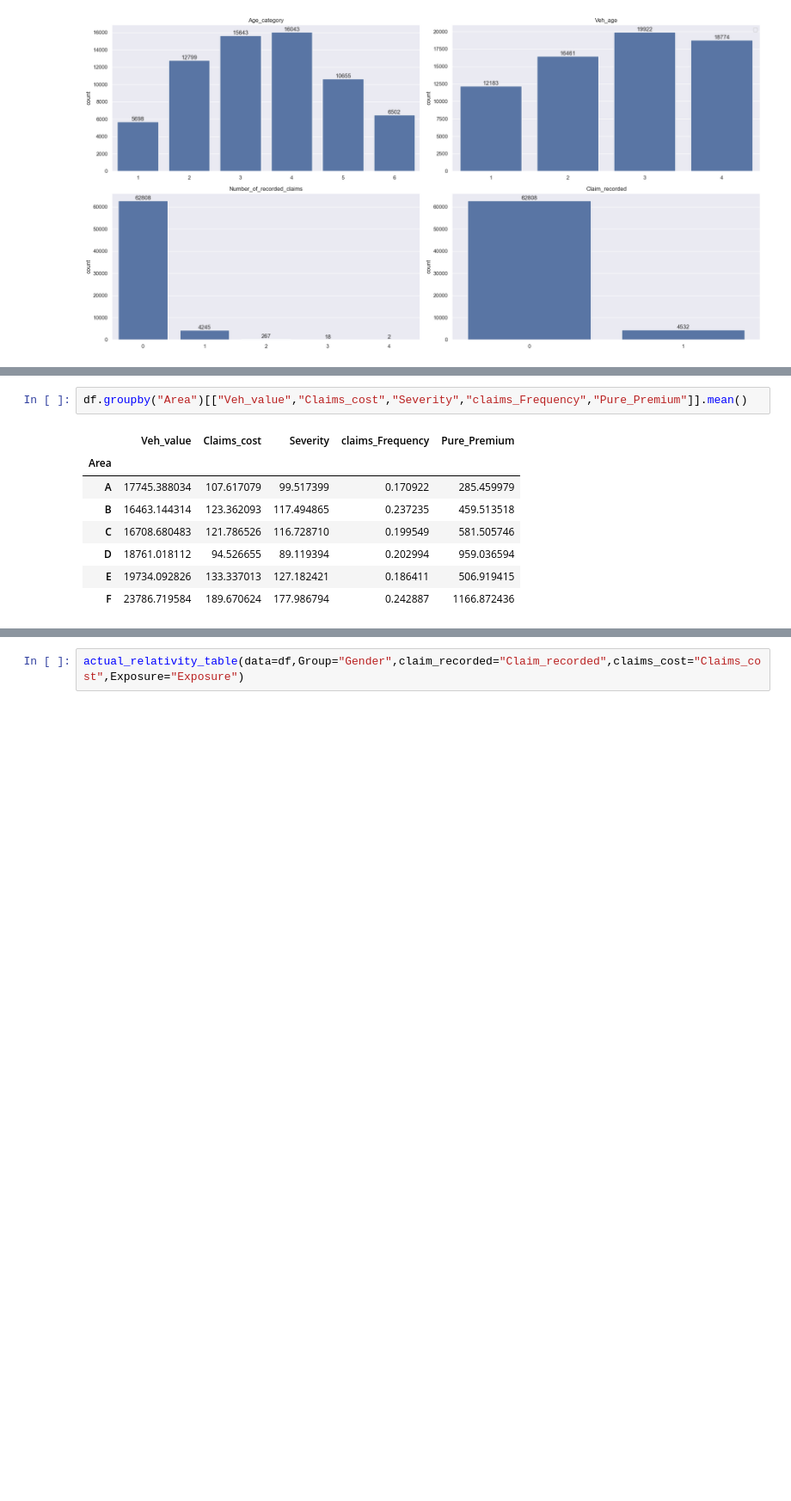
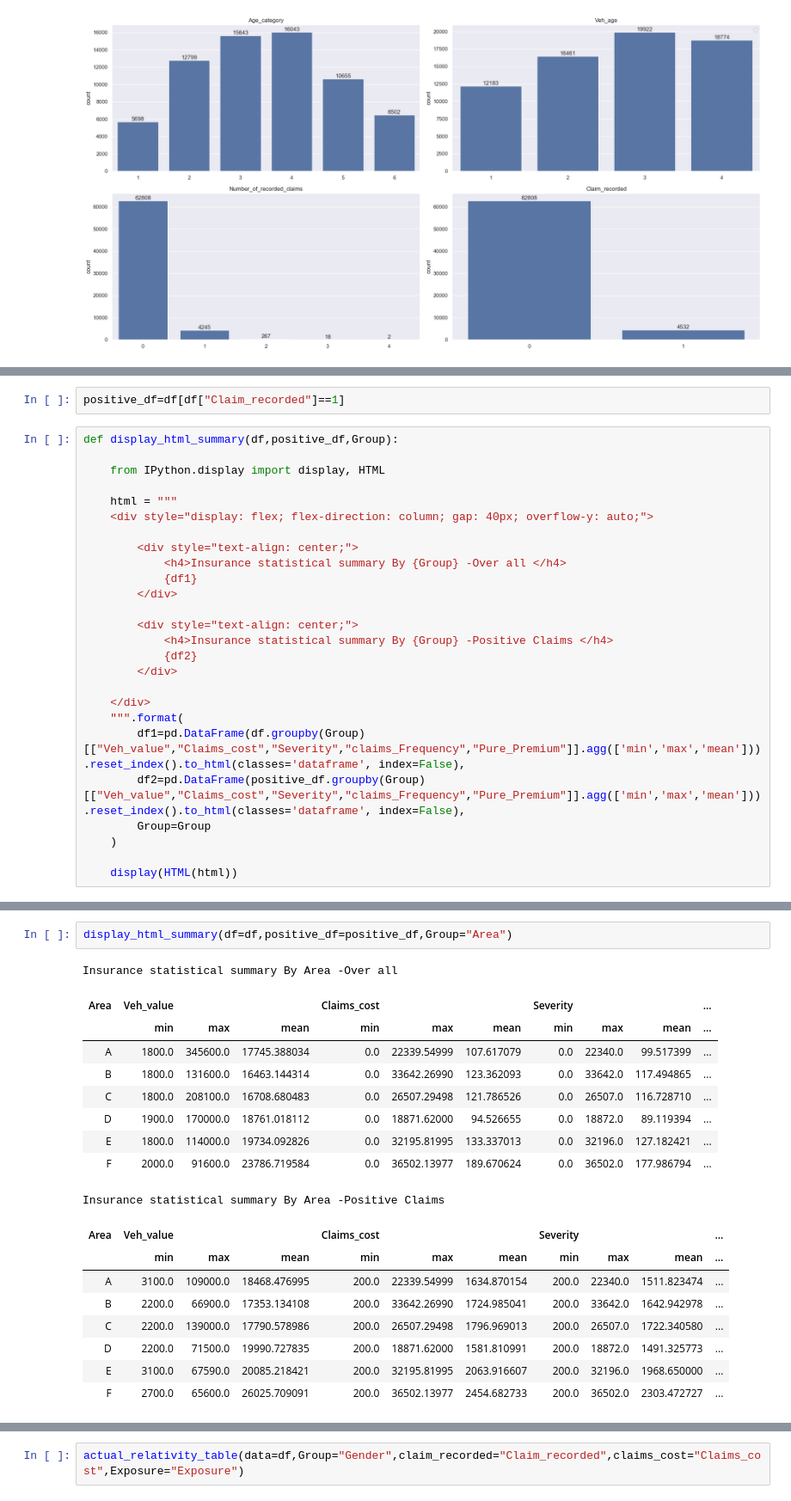
Before and after one commit to omars1234/Auto_Mobile_Inusrance_Analysis, a Jupyter notebook: Project_NoteBook.ipynb, the cells around one changed output, grey strips where cells are left out. Shown at 86% size. Drawn from its saved outputs; the diff is of its cells as text; blank space fills up the shorter version.

```diff
--- a/Project_NoteBook.ipynb
+++ b/Project_NoteBook.ipynb
@@ -396 +390,29 @@ df[["Veh_value","Claims_cost","Severity","claims_Frequency","Pure_Premium"]].mea
+# %%
+positive_df=df[df["Claim_recorded"]==1]
+# %%
+def display_html_summary(df,positive_df,Group):
+
+    from IPython.display import display, HTML
+
+    html = """
+    <div style="display: flex; flex-direction: column; gap: 40px; overflow-y: auto;">
+
+        <div style="text-align: center;">
+            <h4>Insurance statistical summary By {Group} -Over all </h4>
+            {df1}
+        </div>
+
+        <div style="text-align: center;">
+            <h4>Insurance statistical summary By {Group} -Positive Claims </h4>
+            {df2}
+        </div>
+
+    </div>
+    """.format(
+        df1=pd.DataFrame(df.groupby(Group)[["Veh_value","Claims_cost","Severity","claims_Frequency","Pure_Premium"]].agg(['min','max','mean'])).reset_index().to_html(classes='dataframe', index=False),
+        df2=pd.DataFrame(positive_df.groupby(Group)[["Veh_value","Claims_cost","Severity","claims_Frequency","Pure_Premium"]].agg(['min','max','mean'])).reset_index().to_html(classes='dataframe', index=False),
+        Group=Group
+    )
+
+    display(HTML(html))
 # %% [markdown]
@@ -407,12 +441,22 @@ df.groupby("Gender")[["Veh_value","Claims_cost","Severity","claims_Frequency","P
 # %%
-df.groupby("Area")[["Veh_value","Claims_cost","Severity","claims_Frequency","Pure_Premium"]].mean()
+display_html_summary(df=df,positive_df=positive_df,Group="Area")
 # %% [output]
+Insurance statistical summary By Area -Over all
-|  | Veh_value | Claims_cost | Severity | claims_Frequency | Pure_Premium |
-| Area |  |  |  |  |  |
-| A | 17745.388034 | 107.617079 | 99.517399 | 0.170922 | 285.459979 |
-| B | 16463.144314 | 123.362093 | 117.494865 | 0.237235 | 459.513518 |
-| C | 16708.680483 | 121.786526 | 116.728710 | 0.199549 | 581.505746 |
-| D | 18761.018112 | 94.526655 | 89.119394 | 0.202994 | 959.036594 |
-| E | 19734.092826 | 133.337013 | 127.182421 | 0.186411 | 506.919415 |
-| F | 23786.719584 | 189.670624 | 177.986794 | 0.242887 | 1166.872436 |
+| Area | Veh_value |  |  | Claims_cost |  |  | Severity |  |  | ... |
+|  | min | max | mean | min | max | mean | min | max | mean | ... |
+| A | 1800.0 | 345600.0 | 17745.388034 | 0.0 | 22339.54999 | 107.617079 | 0.0 | 22340.0 | 99.517399 | ... |
+| B | 1800.0 | 131600.0 | 16463.144314 | 0.0 | 33642.26990 | 123.362093 | 0.0 | 33642.0 | 117.494865 | ... |
+| C | 1800.0 | 208100.0 | 16708.680483 | 0.0 | 26507.29498 | 121.786526 | 0.0 | 26507.0 | 116.728710 | ... |
+| D | 1900.0 | 170000.0 | 18761.018112 | 0.0 | 18871.62000 | 94.526655 | 0.0 | 18872.0 | 89.119394 | ... |
+| E | 1800.0 | 114000.0 | 19734.092826 | 0.0 | 32195.81995 | 133.337013 | 0.0 | 32196.0 | 127.182421 | ... |
+| F | 2000.0 | 91600.0 | 23786.719584 | 0.0 | 36502.13977 | 189.670624 | 0.0 | 36502.0 | 177.986794 | ... |
+Insurance statistical summary By Area -Positive Claims
+| Area | Veh_value |  |  | Claims_cost |  |  | Severity |  |  | ... |
+|  | min | max | mean | min | max | mean | min | max | mean | ... |
+| A | 3100.0 | 109000.0 | 18468.476995 | 200.0 | 22339.54999 | 1634.870154 | 200.0 | 22340.0 | 1511.823474 | ... |
+| B | 2200.0 | 66900.0 | 17353.134108 | 200.0 | 33642.26990 | 1724.985041 | 200.0 | 33642.0 | 1642.942978 | ... |
+| C | 2200.0 | 139000.0 | 17790.578986 | 200.0 | 26507.29498 | 1796.969013 | 200.0 | 26507.0 | 1722.340580 | ... |
+| D | 2200.0 | 71500.0 | 19990.727835 | 200.0 | 18871.62000 | 1581.810991 | 200.0 | 18872.0 | 1491.325773 | ... |
+| E | 3100.0 | 67590.0 | 20085.218421 | 200.0 | 32195.81995 | 2063.916607 | 200.0 | 32196.0 | 1968.650000 | ... |
+| F | 2700.0 | 65600.0 | 26025.709091 | 200.0 | 36502.13977 | 2454.682733 | 200.0 | 36502.0 | 2303.472727 | ... |
 # %% [markdown]
```
Also changed, not shown: parts of 39 cells of this notebook, 2 other files.
